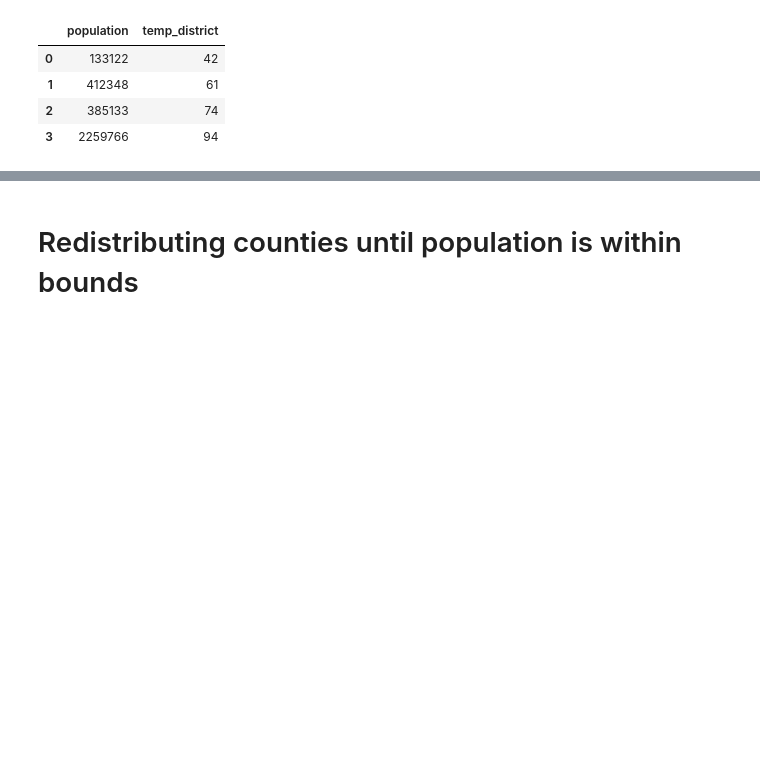
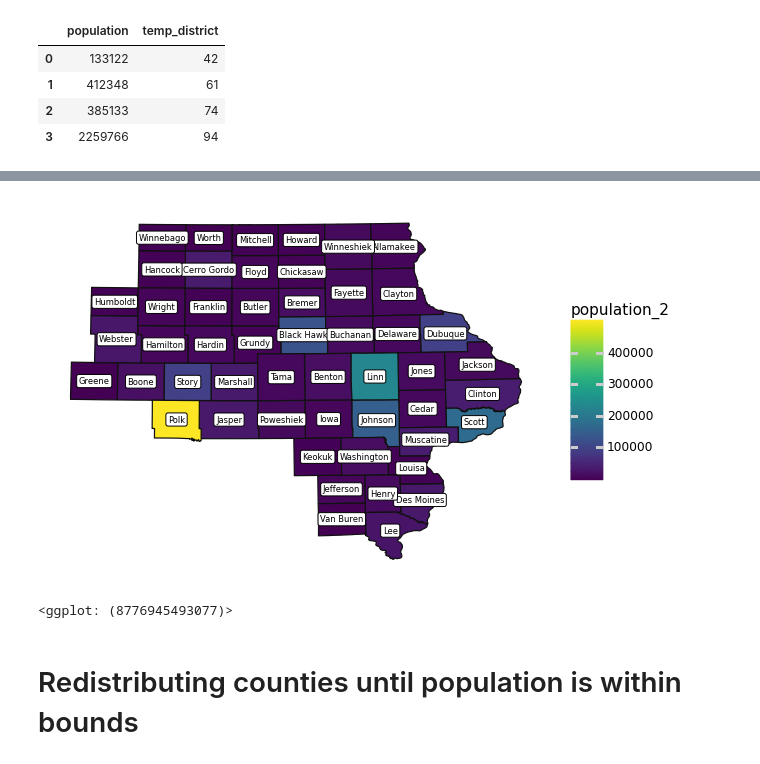
Before and after one commit to stefaniegwangphd/ia-redistricting, a Jupyter notebook: Iowa_contiguousdistricting.ipynb, the cells around one changed output, grey strips where cells are left out. Saved outputs shown, nothing was run; the diff lists cells and outputs as text; code cells hidden in the pictures; blank space fills up the shorter version.

```diff
--- a/Iowa_contiguousdistricting.ipynb
+++ b/Iowa_contiguousdistricting.ipynb
@@ -667,0 +627,12 @@ shapef_ia_running[['population','temp_district']]
+# %%
+#the overlay takes district n and splits it up by all counties
+# which fall inside it (from main, un-districted shapefile)
+dist1_counties = dist1_gdf.overlay(shapef_ia_districting,how='identity')
+dist2_counties = dist2_gdf.overlay(shapef_ia_districting,how='identity')
+dist3_counties = dist3_gdf.overlay(shapef_ia_districting,how='identity')
+dist4_counties = dist4_gdf.overlay(shapef_ia_districting,how='identity')
+
+
+dist1_counties
+
+#ignore userwarning - we like it the way it is (see below)
@@ -668,3 +665,30 @@ shapef_ia_running[['population','temp_district']]
+# %%
+#label_field: 'population_2', 'NAME10_2', etc
+
+def map_unmerged_districts(new_shapefile,label_field):
+    map_counties_by_district = (
+        ggplot(new_shapefile)
+        + geom_map(aes(fill='population_2'))
+        + geom_label(aes(x='xcentr_lon_2', y='ycentr_lat_2',
+                        label=label_field,size=2),
+                    show_legend=False)
+        + theme_minimal()
+        + theme(axis_text_x=element_blank(),
+                axis_text_y=element_blank(),
+                axis_title_x=element_blank(),
+                axis_title_y=element_blank(),
+                axis_ticks=element_blank(),
+                panel_grid_major=element_blank(),
+                panel_grid_minor=element_blank()
+            )
+        )
+
+    return map_counties_by_district
+# %%
+map_unmerged_districts(dist4_counties,'NAME10_2')
+# %% [output]
+[figure, added]
+<ggplot: (8776945493077)>
 # %% [markdown]
 # Redistributing counties until population is within bounds
 # %%
```
Also changed, not shown: parts of 35 cells of this notebook.
